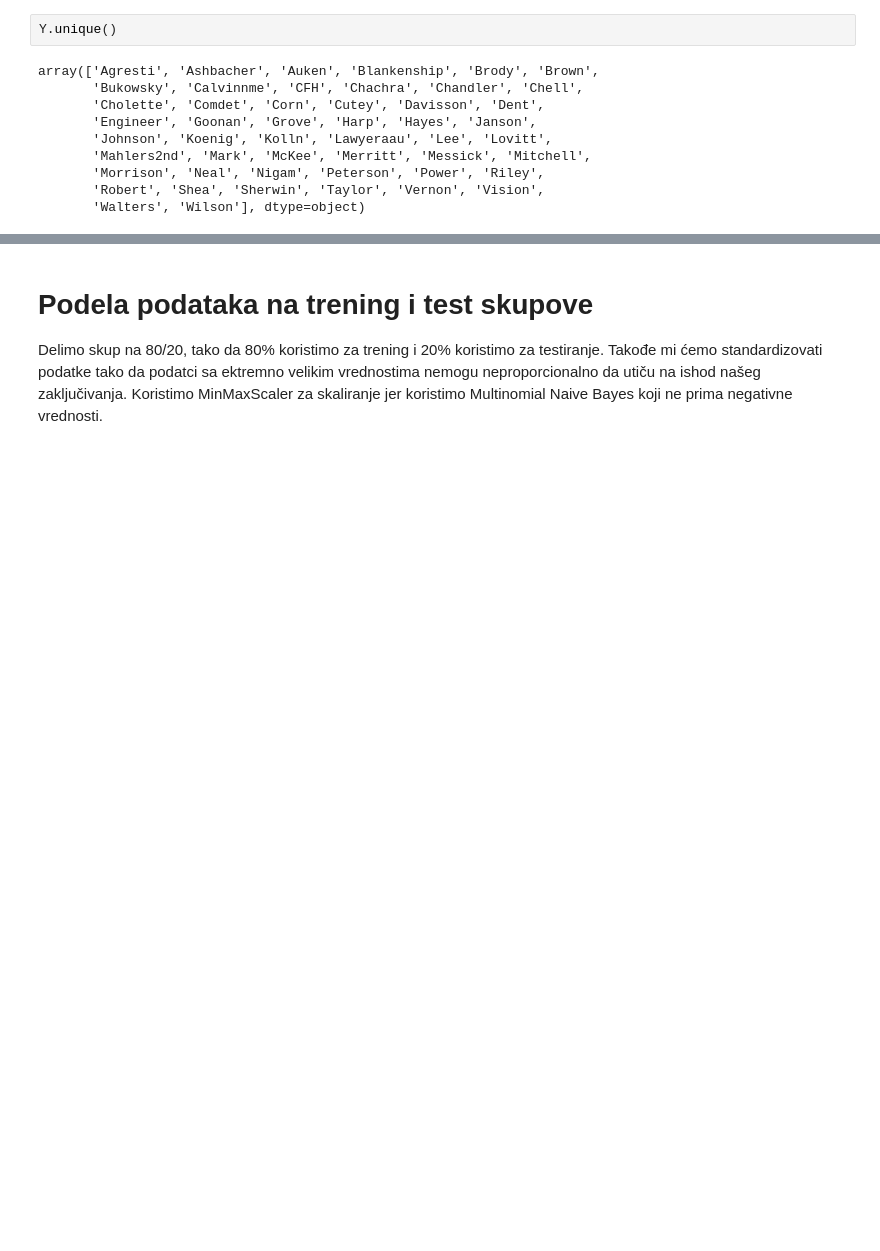
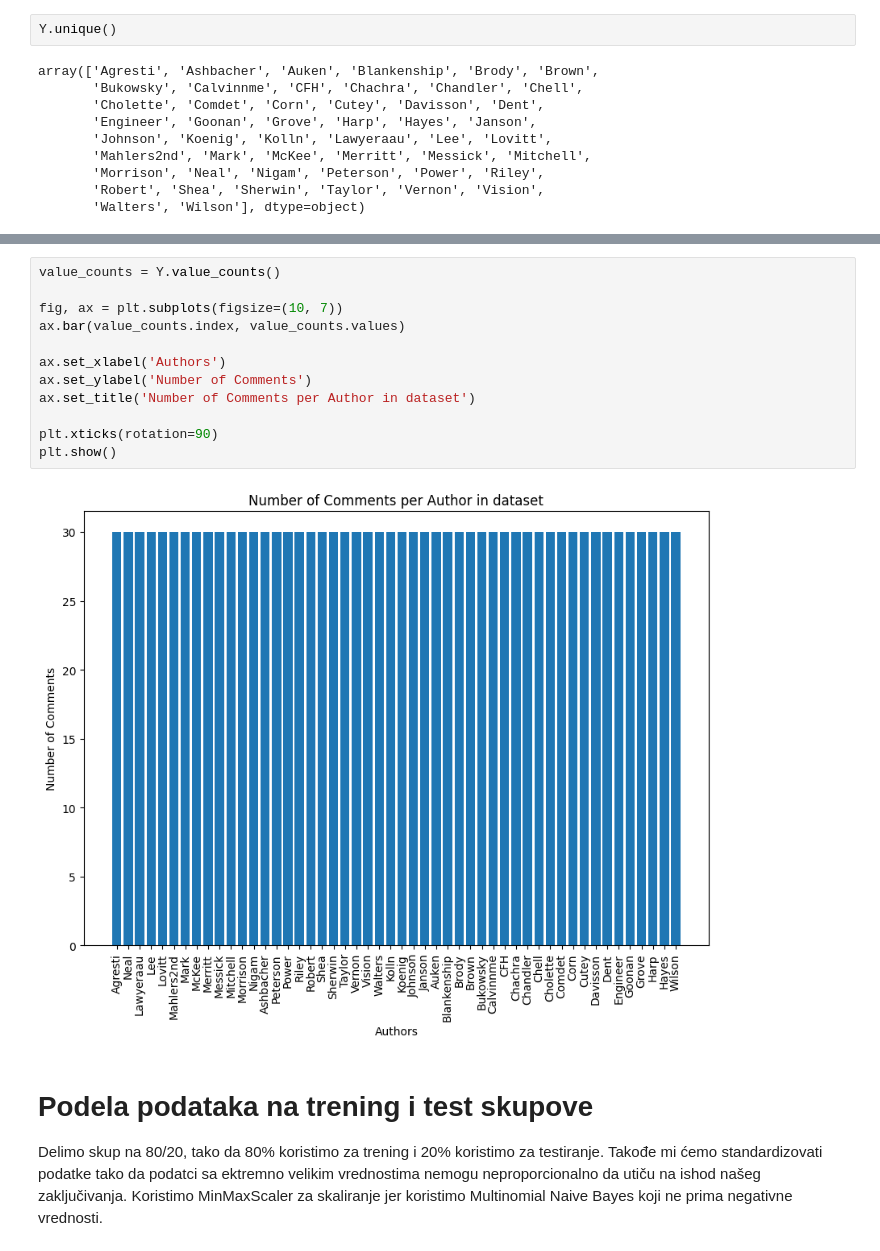
Before and after one commit to MATF-istrazivanje-podataka-1/2023_Data_Mining_Amazon_reviews_Dataset, a Jupyter notebook: preprocessing/preprocessing.ipynb, the cells around one changed output, grey strips where cells are left out. Cells and saved outputs as stored; diff of their text form; blank space fills up the shorter version.

```diff
--- a/preprocessing/preprocessing.ipynb
+++ b/preprocessing/preprocessing.ipynb
@@ -73,3 +69,17 @@ memory usage: 114.4 MB
+# %%
+value_counts = Y.value_counts()
+
+fig, ax = plt.subplots(figsize=(10, 7))
+ax.bar(value_counts.index, value_counts.values)
+
+ax.set_xlabel('Authors')
+ax.set_ylabel('Number of Comments')
+ax.set_title('Number of Comments per Author in dataset')
+
+plt.xticks(rotation=90)
+plt.show()
+# %% [output]
+[figure, added]
 # %% [markdown]
 # Podela podataka na trening i test skupove
 Delimo skup na 80/20, tako da 80% koristimo za trening i 20% koristimo za testiranje.
```
Also changed, not shown: parts of 8 cells of this notebook, 7 other files.
